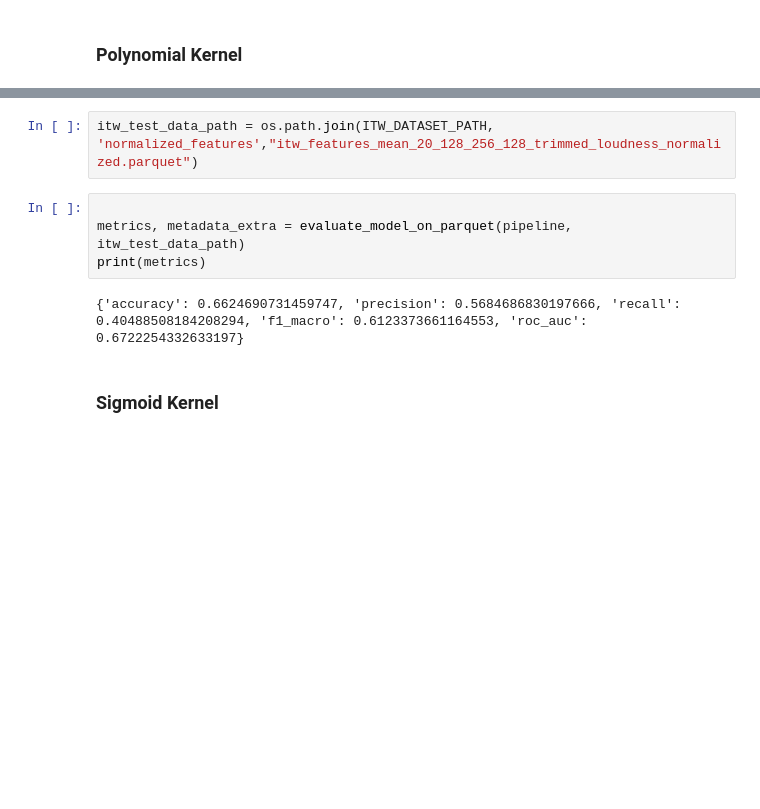
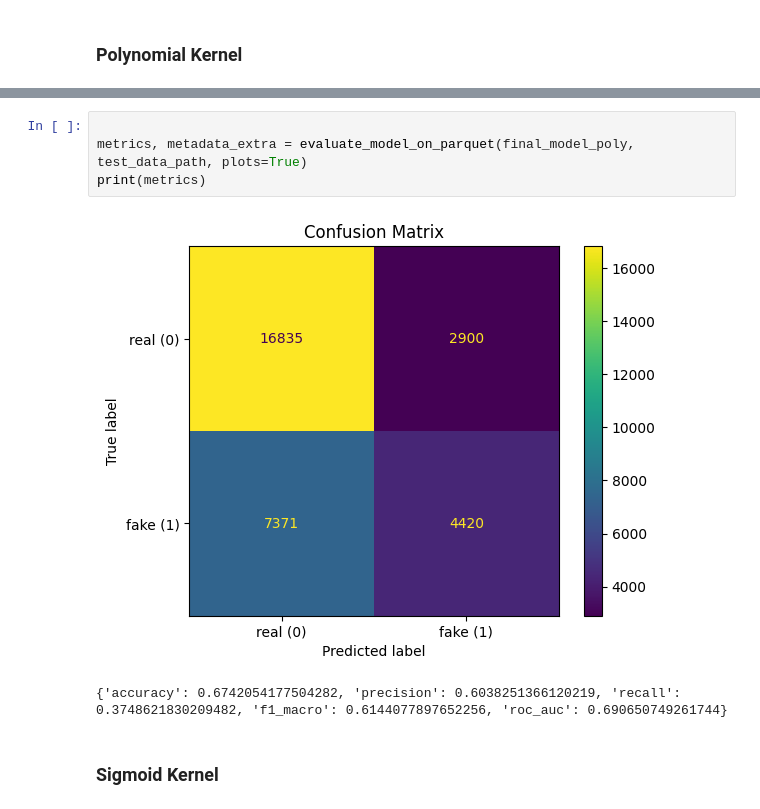
Before and after one commit to g-nazos/audio-deepfake-detection, a Jupyter notebook: notebooks/Non_Linear_SVM.ipynb, the cells around one changed output, grey strips where cells are left out. Saved outputs shown, nothing was run; the diff lists cells and outputs as text; blank space fills up the shorter version.

```diff
--- a/notebooks/Non_Linear_SVM.ipynb
+++ b/notebooks/Non_Linear_SVM.ipynb
@@ -150,11 +150,10 @@ print(metrics)
 # %%
-itw_test_data_path = os.path.join(ITW_DATASET_PATH, 'normalized_features',"itw_features_mean_20_128_256_128_trimmed_loudness_normalized.parquet")
+
+metrics, metadata_extra = evaluate_model_on_parquet(final_model_poly, test_data_path, plots=True)
+print(metrics)
+# %% [output]
+[figure, added]
+{'accuracy': 0.6742054177504282, 'precision': 0.6038251366120219, 'recall': 0.3748621830209482, 'f1_macro': 0.6144077897652256, 'roc_auc': 0.690650749261744}
-# %%
-
-metrics, metadata_extra = evaluate_model_on_parquet(pipeline, itw_test_data_path)
-print(metrics)
-# %% [output]
-{'accuracy': 0.6624690731459747, 'precision': 0.5684686830197666, 'recall': 0.40488508184208294, 'f1_macro': 0.6123373661164553, 'roc_auc': 0.6722254332633197}
 # %% [markdown]
 ### Sigmoid Kernel
 # %%
```
Also changed, not shown: parts of 12 cells of this notebook.
